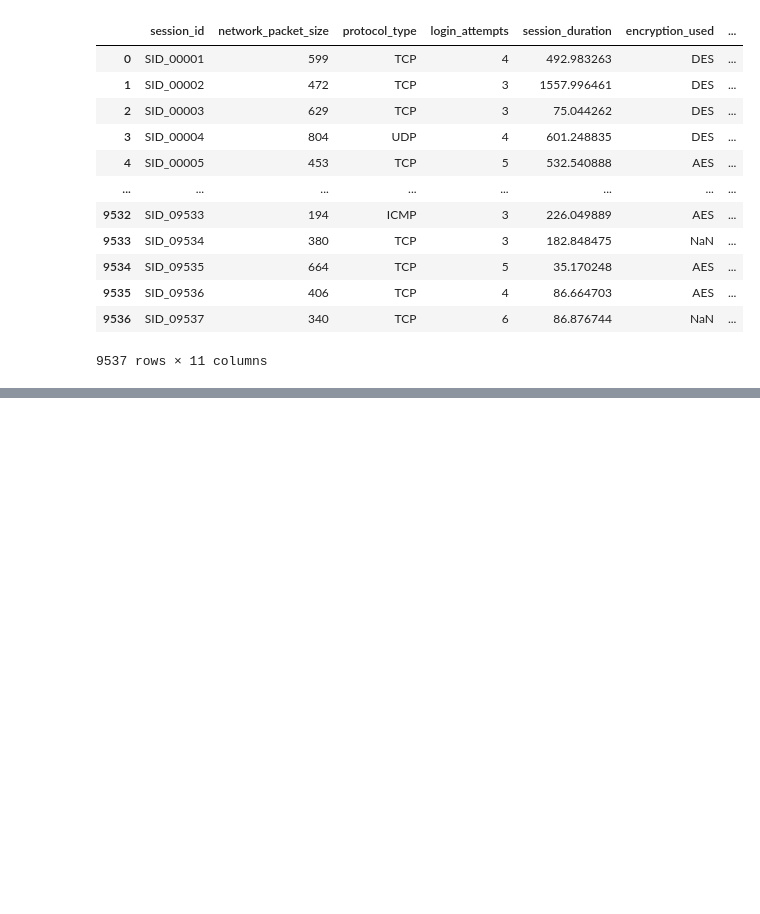
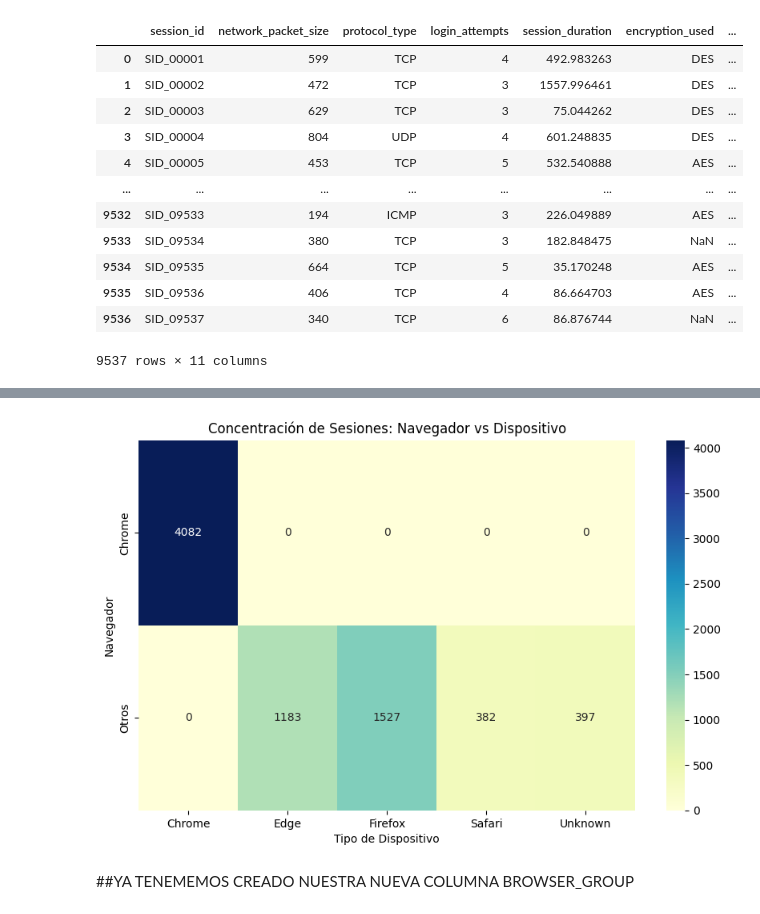
Before and after one commit to paularias652/Practica3Grupo5, a Jupyter notebook: Deber3.ipynb, the cells around one changed output, grey strips where cells are left out. Saved outputs shown, nothing was run; the diff lists cells and outputs as text; code cells hidden in the pictures; blank space fills up the shorter version.

```diff
--- a/Deber3.ipynb
+++ b/Deber3.ipynb
@@ -31,0 +197,20 @@ dfo
+# %%
+import seaborn as sns
+import matplotlib.pyplot as plt
+
+# 1. Creamos la tabla cruzada (Pivot Table)
+# Suponiendo que tienes una columna 'device_type' (móvil, desktop, etc.)
+heatmap_data = dfo.groupby(['browser_group', 'browser_type']).size().unstack(fill_value=0)
+
+# 2. Graficamos
+plt.figure(figsize=(10, 6))
+sns.heatmap(heatmap_data, annot=True, fmt='d', cmap='YlGnBu')
+
+plt.title('Concentración de Sesiones: Navegador vs Dispositivo')
+plt.xlabel('Tipo de Dispositivo')
+plt.ylabel('Navegador')
+plt.show()
+# %% [output]
+[figure, added]
+# %% [markdown]
+##YA TENEMEMOS CREADO NUESTRA NUEVA COLUMNA BROWSER_GROUP
```
Also changed, not shown: parts of 21 cells of this notebook.
